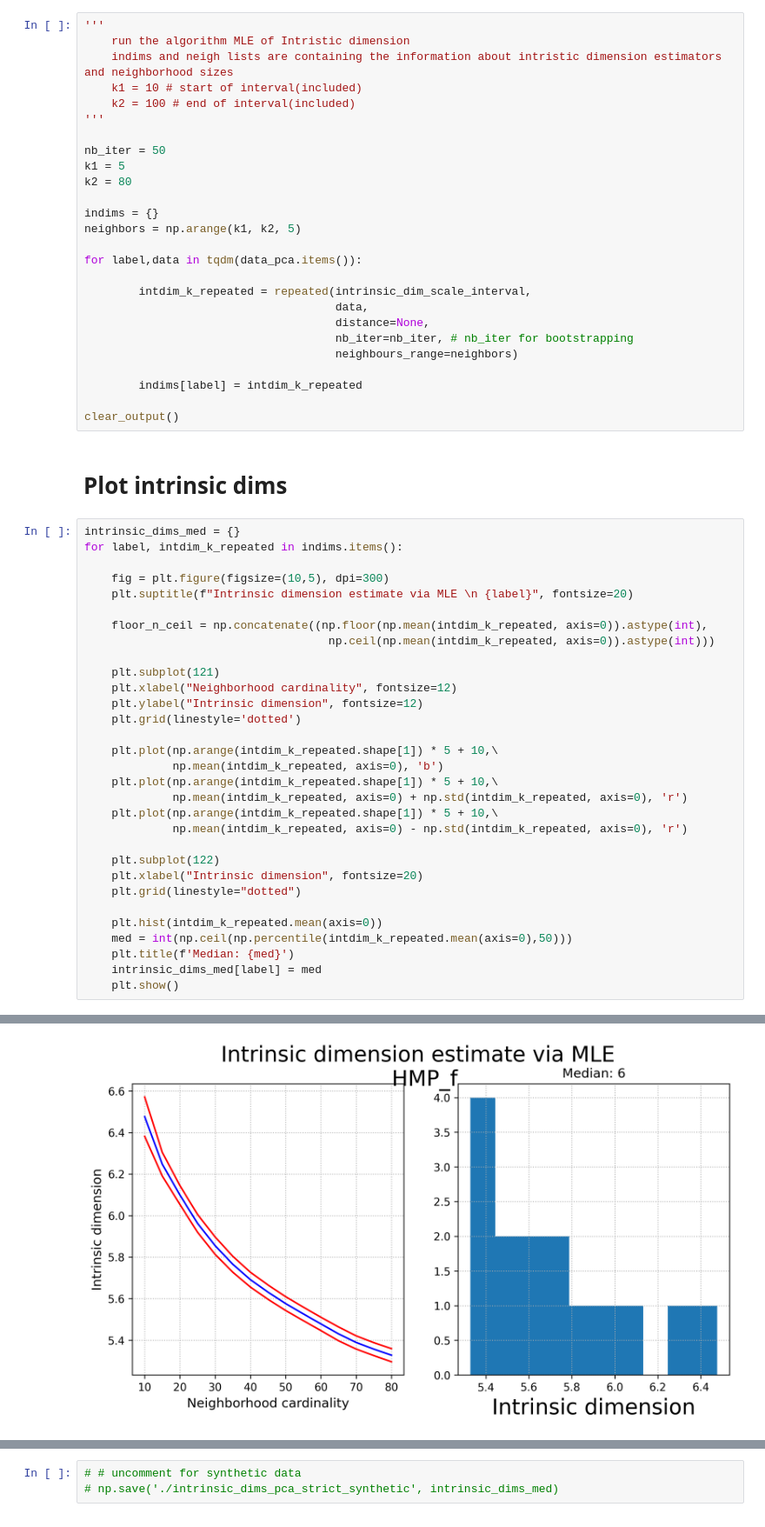
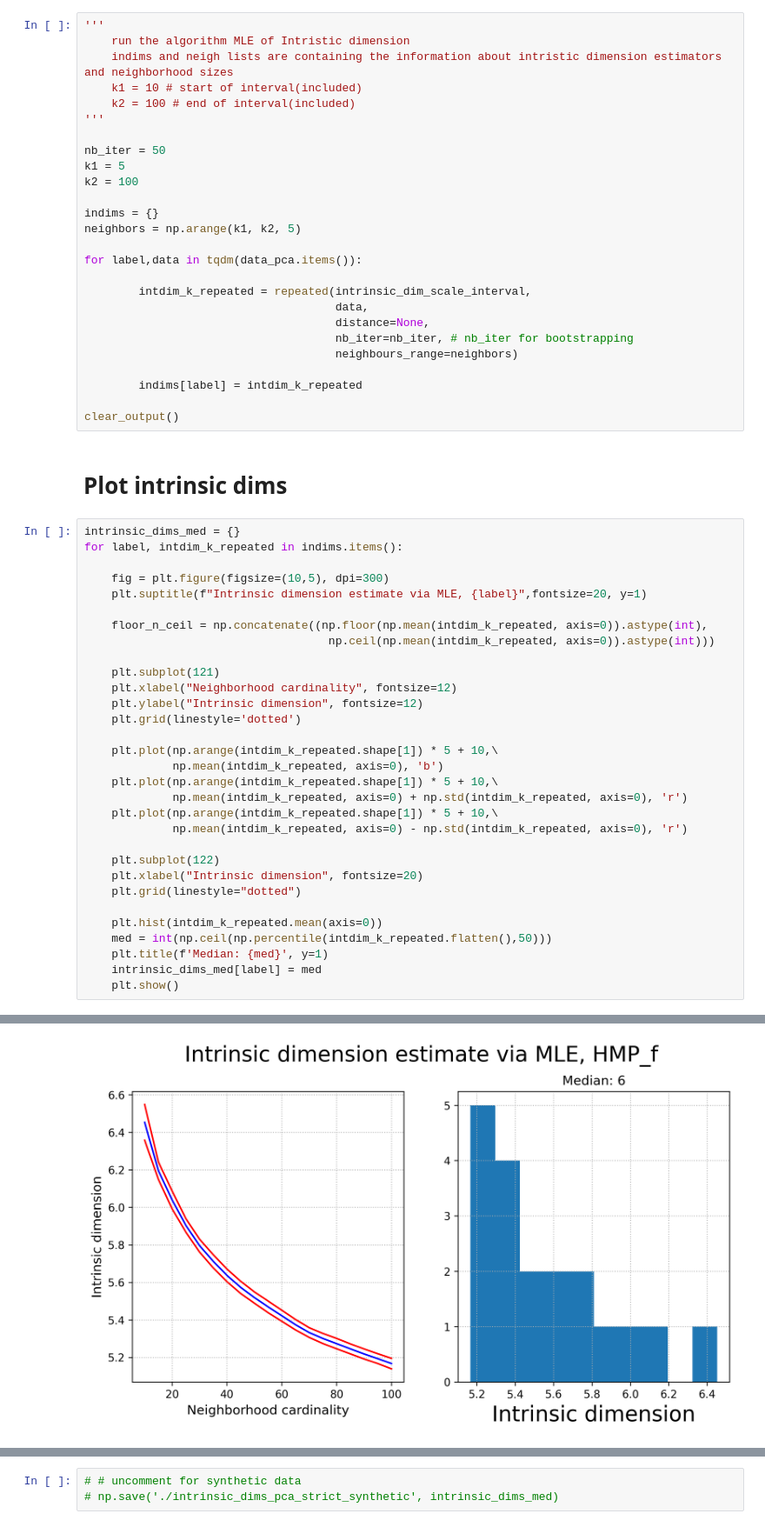
Before and after one commit to blufzzz/Human-Gut-Enterotypes-Analysis, a Jupyter notebook: Intrinsic_dim_estimation.ipynb, the cells around one changed output, grey strips where cells are left out. Shown at 87% size. Drawn from its saved outputs; the diff is of its cells as text.

```diff
--- a/Intrinsic_dim_estimation.ipynb
+++ b/Intrinsic_dim_estimation.ipynb
@@ -103,7 +103,7 @@ for dataset_name in tqdm(['AGP', 'HMP']):
 
 nb_iter = 50
 k1 = 5
-k2 = 80
+k2 = 100
 
 indims = {}
 neighbors = np.arange(k1, k2, 5)
@@ -126,7 +126,7 @@ intrinsic_dims_med = {}
 for label, intdim_k_repeated in indims.items():
 
     fig = plt.figure(figsize=(10,5), dpi=300)
-    plt.suptitle(f"Intrinsic dimension estimate via MLE \n {label}", fontsize=20)
+    plt.suptitle(f"Intrinsic dimension estimate via MLE, {label}",fontsize=20, y=1)
 
     floor_n_ceil = np.concatenate((np.floor(np.mean(intdim_k_repeated, axis=0)).astype(int),
                                     np.ceil(np.mean(intdim_k_repeated, axis=0)).astype(int)))
@@ -148,8 +148,8 @@ for label, intdim_k_repeated in indims.items():
     plt.grid(linestyle="dotted")
 
     plt.hist(intdim_k_repeated.mean(axis=0))
-    med = int(np.ceil(np.percentile(intdim_k_repeated.mean(axis=0),50)))
-    plt.title(f'Median: {med}')
+    med = int(np.ceil(np.percentile(intdim_k_repeated.flatten(),50)))
+    plt.title(f'Median: {med}', y=1)
     intrinsic_dims_med[label] = med
     plt.show()
 # %% [output]
@@ -160 +160 @@ for label, intdim_k_repeated in indims.items():
-[figure, old version]
+[figure, new version]
```
Also changed, not shown: parts of 3 cells of this notebook, 5 other files.
